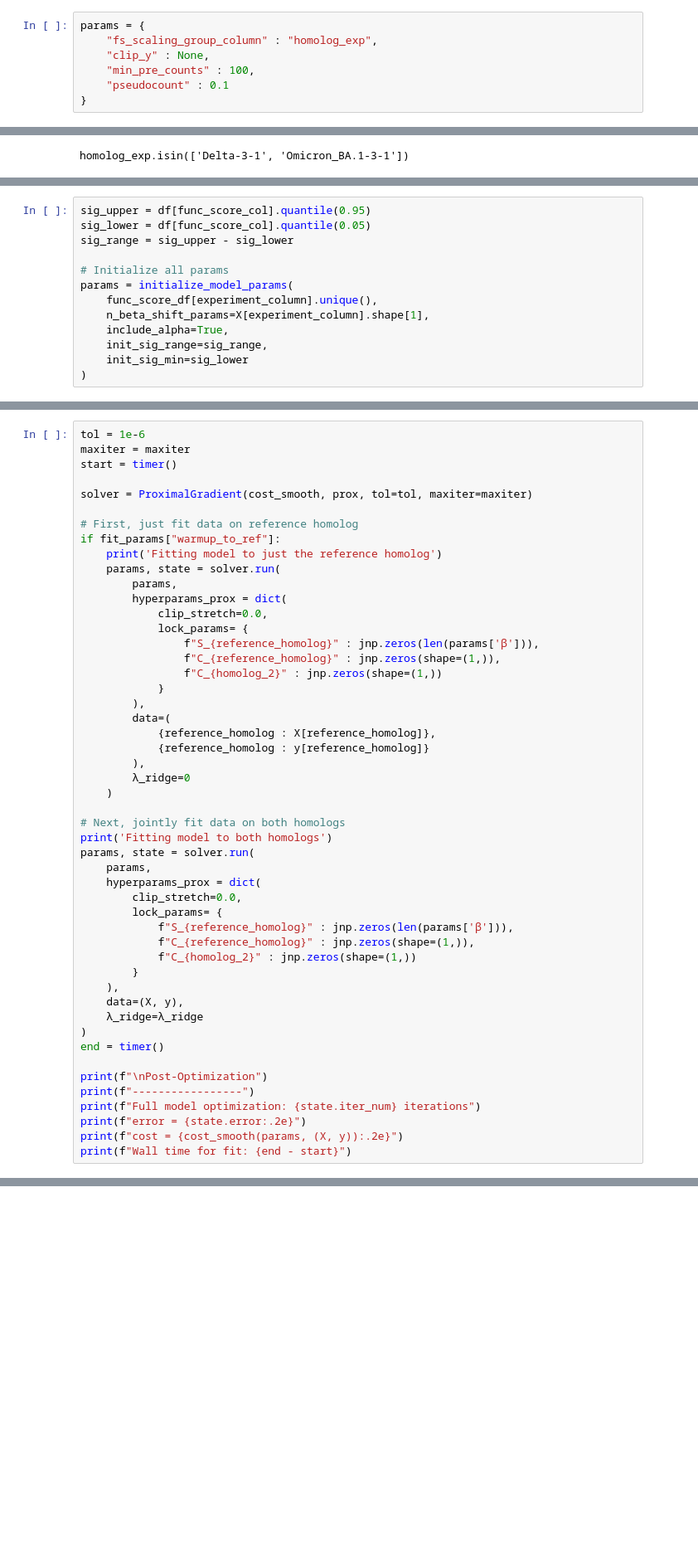
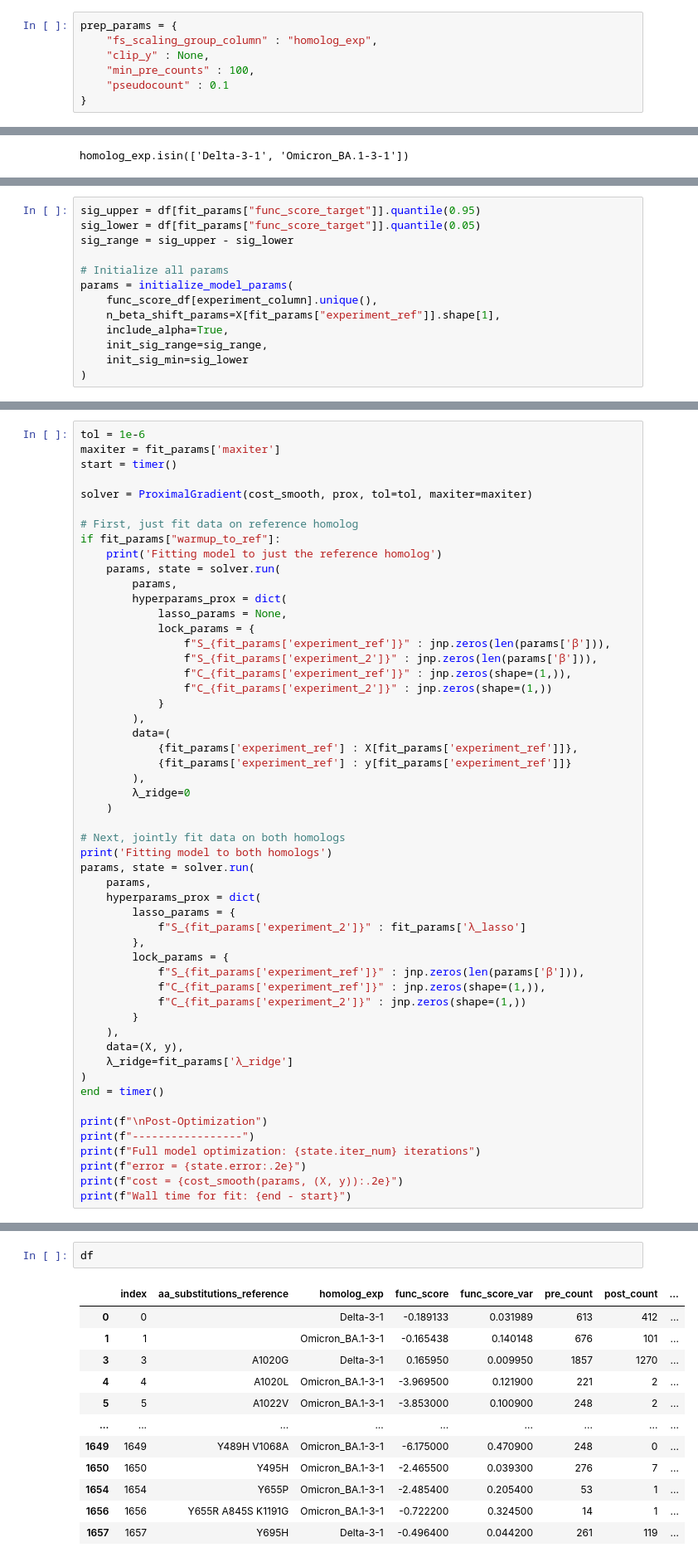
Before and after one commit to matsengrp/multidms, a Jupyter notebook: notebooks/omicron_delta_data_peek.ipynb, the cells around one changed output, grey strips where cells are left out. Shown at 83% size. Saved outputs shown, nothing was run; the diff lists cells and outputs as text; blank space fills up the shorter version.

```diff
--- a/notebooks/omicron_delta_data_peek.ipynb
+++ b/notebooks/omicron_delta_data_peek.ipynb
@@ -52,7 +55,7 @@ scaled_func_score_column = 'log2e'
 # %% [markdown]
 ### Define Fit Params
 # %%
-params = {
+prep_params = {
     "fs_scaling_group_column" : "homolog_exp",
     "clip_y" : None,
     "min_pre_counts" : 100,
@@ -340,13 +312,13 @@ Found 17 site(s) lacking data in at least one homolog.
 There were 0 cache hits in total for homolog Omicron_BA.1-3-1.
 # %%
-sig_upper = df[func_score_col].quantile(0.95)
-sig_lower = df[func_score_col].quantile(0.05)
+sig_upper = df[fit_params["func_score_target"]].quantile(0.95)
+sig_lower = df[fit_params["func_score_target"]].quantile(0.05)
 sig_range = sig_upper - sig_lower
 
 # Initialize all params
 params = initialize_model_params(
     func_score_df[experiment_column].unique(),
-    n_beta_shift_params=X[experiment_column].shape[1],
+    n_beta_shift_params=X[fit_params["experiment_ref"]].shape[1],
     include_alpha=True,
     init_sig_range=sig_range,
     init_sig_min=sig_lower
@@ -354,6 +334,6 @@ params = initialize_model_params(
 # %%
 tol = 1e-6
-maxiter = maxiter
+maxiter = fit_params['maxiter']
 start = timer()
 
 solver = ProximalGradient(cost_smooth, prox, tol=tol, maxiter=maxiter)
@@ -364,16 +344,17 @@ if fit_params["warmup_to_ref"]:
     params, state = solver.run(
         params,
         hyperparams_prox = dict(
-            clip_stretch=0.0,
-            lock_params= {
-                f"S_{reference_homolog}" : jnp.zeros(len(params['β'])),
-                f"C_{reference_homolog}" : jnp.zeros(shape=(1,)),
-                f"C_{homolog_2}" : jnp.zeros(shape=(1,))
+            lasso_params = None,
+            lock_params = {
+                f"S_{fit_params['experiment_ref']}" : jnp.zeros(len(params['β'])),
+                f"S_{fit_params['experiment_2']}" : jnp.zeros(len(params['β'])),
+                f"C_{fit_params['experiment_ref']}" : jnp.zeros(shape=(1,)),
+                f"C_{fit_params['experiment_2']}" : jnp.zeros(shape=(1,))
             }
         ),
         data=(
-            {reference_homolog : X[reference_homolog]},
-            {reference_homolog : y[reference_homolog]}
+            {fit_params['experiment_ref'] : X[fit_params['experiment_ref']]},
+            {fit_params['experiment_ref'] : y[fit_params['experiment_ref']]}
         ),
         λ_ridge=0
     )
@@ -383,15 +364,17 @@ print('Fitting model to both homologs')
 params, state = solver.run(
     params,
     hyperparams_prox = dict(
-        clip_stretch=0.0,
-        lock_params= {
-            f"S_{reference_homolog}" : jnp.zeros(len(params['β'])),
-            f"C_{reference_homolog}" : jnp.zeros(shape=(1,)),
-            f"C_{homolog_2}" : jnp.zeros(shape=(1,))
+        lasso_params = {
+            f"S_{fit_params['experiment_2']}" : fit_params['λ_lasso']
+        },
+        lock_params = {
+            f"S_{fit_params['experiment_ref']}" : jnp.zeros(len(params['β'])),
+            f"C_{fit_params['experiment_ref']}" : jnp.zeros(shape=(1,)),
+            f"C_{fit_params['experiment_2']}" : jnp.zeros(shape=(1,))
         }
     ),
     data=(X, y),
-    λ_ridge=λ_ridge
+    λ_ridge=fit_params['λ_ridge']
 )
 end = timer()
 
@@ -403,0 +463,15 @@ print(f"Wall time for fit: {end - start}")
+# %%
+df
+# %% [output]
+|  | index | aa_substitutions_reference | homolog_exp | func_score | func_score_var | pre_count | post_count | ... |
+| 0 | 0 |  | Delta-3-1 | -0.189133 | 0.031989 | 613 | 412 | ... |
+| 1 | 1 |  | Omicron_BA.1-3-1 | -0.165438 | 0.140148 | 676 | 101 | ... |
+| 3 | 3 | A1020G | Delta-3-1 | 0.165950 | 0.009950 | 1857 | 1270 | ... |
+| 4 | 4 | A1020L | Omicron_BA.1-3-1 | -3.969500 | 0.121900 | 221 | 2 | ... |
+| 5 | 5 | A1022V | Omicron_BA.1-3-1 | -3.853000 | 0.100900 | 248 | 2 | ... |
+| ... | ... | ... | ... | ... | ... | ... | ... | ... |
+| 1649 | 1649 | Y489H V1068A | Omicron_BA.1-3-1 | -6.175000 | 0.470900 | 248 | 0 | ... |
+| 1650 | 1650 | Y495H | Omicron_BA.1-3-1 | -2.465500 | 0.039300 | 276 | 7 | ... |
+| 1654 | 1654 | Y655P | Omicron_BA.1-3-1 | -2.485400 | 0.205400 | 53 | 1 | ... |
+| 1656 | 1656 | Y655R A845S K1191G | Omicron_BA.1-3-1 | -0.722200 | 0.324500 | 14 | 1 | ... |
+| 1657 | 1657 | Y695H | Delta-3-1 | -0.496400 | 0.044200 | 261 | 119 | ... |
```
Also changed, not shown: parts of 20 cells of this notebook, 3 other files.
